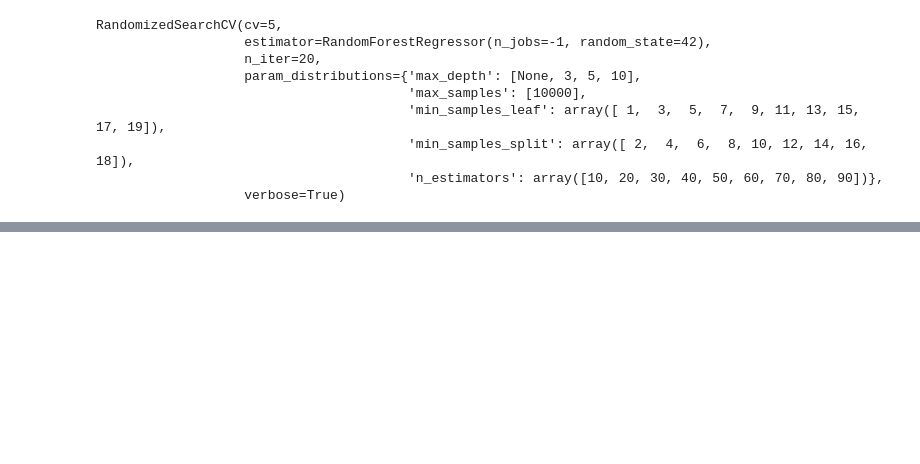
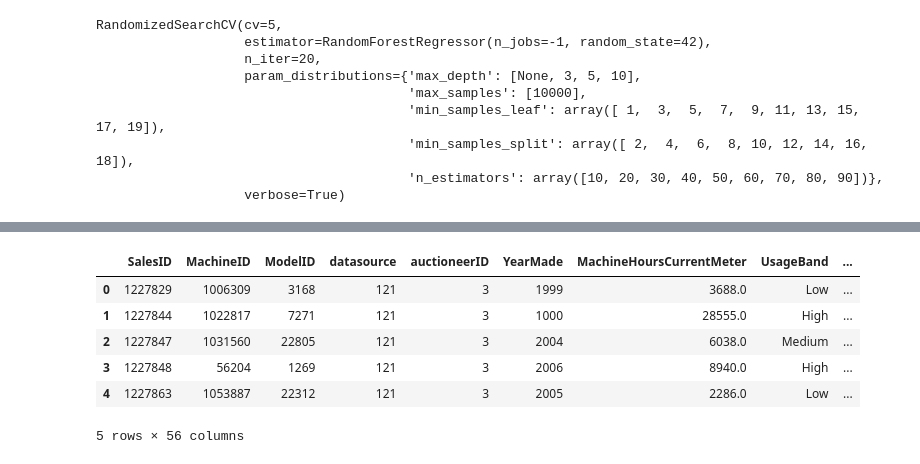
Before and after one commit to azharaul/ds-ml-learning-journey, a Jupyter notebook: projects/project-3-bulldozer-price-prediction/bulldozer-price-prediction.ipynb, the cells around one changed output, grey strips where cells are left out. Cells and saved outputs as stored; diff of their text form; code cells hidden in the pictures; blank space fills up the shorter version.

```diff
--- a/projects/project-3-bulldozer-price-prediction/bulldozer-price-prediction.ipynb
+++ b/projects/project-3-bulldozer-price-prediction/bulldozer-price-prediction.ipynb
@@ -386,9 +413,9 @@ dtype: float64
 # %%
 # Save preprocessed data
 # export
-df_tmp.to_csv('data/bluebook-for-bulldozers/train_tmp.csv', index=False)
+df_tmp.to_csv('train_tmp.csv', index=False)
 # import
-df_tmp = pd.read_csv('data/bluebook-for-bulldozers/train_tmp.csv', low_memory=False)
+df_tmp = pd.read_csv('train_tmp.csv', low_memory=False)
 # %% [markdown]
 ### Fill Missing Values
 # %%
@@ -629,0 +738,41 @@ show_scores(rs_model)
+# %%
+def preprocess_data(df):
+  # Separate year, mont, day, etc. from saledate collumns
+  df['saleYear'] = df['saledate'].dt.year
+  df['saleMonth'] = df['saledate'].dt.month
+  df['saleDay'] = df['saledate'].dt.day
+  df['saleDayOfWeek'] = df['saledate'].dt.dayofweek
+  df['saleDayOfYear'] = df['saledate'].dt.dayofyear
+
+  # Drop saledate
+  df.drop('saledate', axis=1, inplace=True)
+
+  # fill numeric missing value to median
+  for label, content in df_tmp.items():
+      if pd.api.types.is_numeric_dtype(content):
+          if pd.isnull(content).sum():
+
+              df_tmp[label+'_is_missing'] = pd.isnull(content)
+
+              df_tmp[label] = content.fillna(content.median())
+
+  # Turn categorical variable into number and fill missing
+  for label, content in df_tmp.items():
+      if not pd.api.types.is_numeric_dtype(content):
+          # add binary coll to indicate whetehr sample had missing value
+          df_tmp[label+'_is_missing'] = pd.isnull(content)
+          # turn categories into numbers adn add +1
+          df_tmp[label] = pd.Categorical(content).codes + 1
+  return df
+# %%
+df_test = preprocess_data(df_test)
+# %%
+df_test.head()
+# %% [output]
+|  | SalesID | MachineID | ModelID | datasource | auctioneerID | YearMade | MachineHoursCurrentMeter | UsageBand | ... |
+| 0 | 1227829 | 1006309 | 3168 | 121 | 3 | 1999 | 3688.0 | Low | ... |
+| 1 | 1227844 | 1022817 | 7271 | 121 | 3 | 1000 | 28555.0 | High | ... |
+| 2 | 1227847 | 1031560 | 22805 | 121 | 3 | 2004 | 6038.0 | Medium | ... |
+| 3 | 1227848 | 56204 | 1269 | 121 | 3 | 2006 | 8940.0 | High | ... |
+| 4 | 1227863 | 1053887 | 22312 | 121 | 3 | 2005 | 2286.0 | Low | ... |
+5 rows × 56 columns
```
Also changed, not shown: parts of 45 cells of this notebook.
